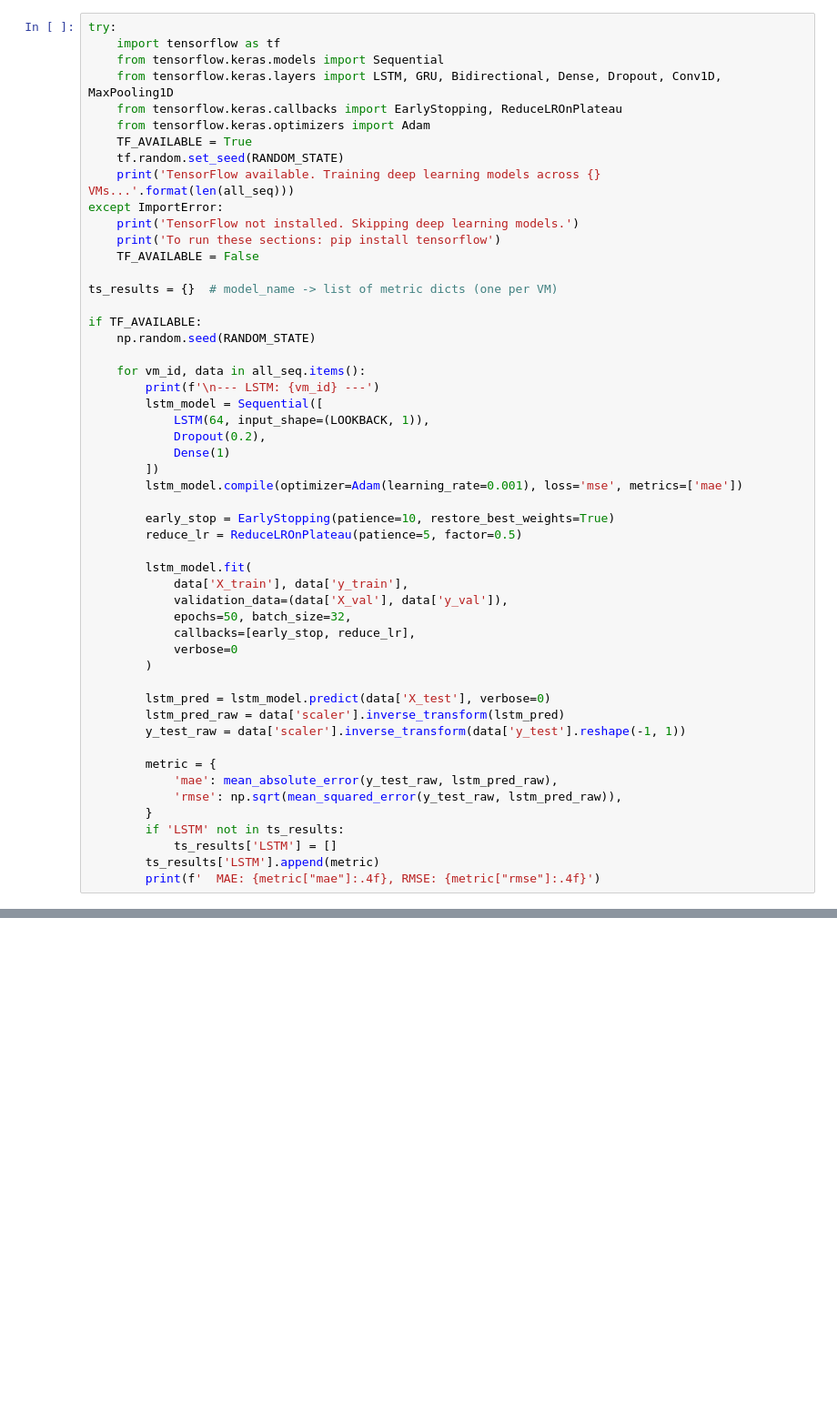
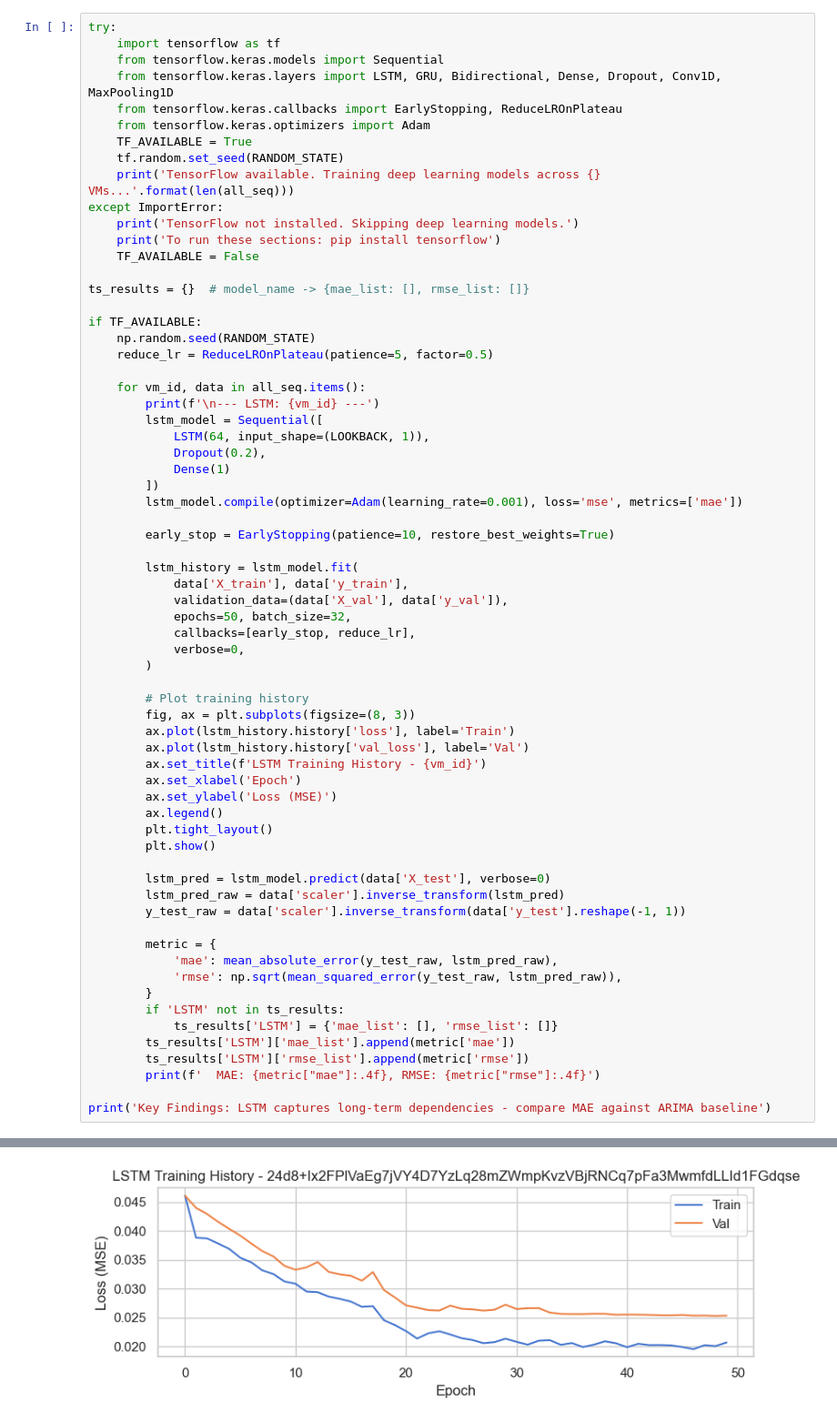
Before and after one commit to FajarLaksono/sembada-cloud, a Jupyter notebook: notebooks/03c_timeseries_forecasting.ipynb, the cells around one changed output, grey strips where cells are left out. Shown at 91% size. Saved outputs shown, nothing was run; the diff lists cells and outputs as text; blank space fills up the shorter version.

```diff
--- a/notebooks/03c_timeseries_forecasting.ipynb
+++ b/notebooks/03c_timeseries_forecasting.ipynb
@@ -200,10 +242,11 @@ except ImportError:
     print('To run these sections: pip install tensorflow')
     TF_AVAILABLE = False
 
-ts_results = {}  # model_name -> list of metric dicts (one per VM)
+ts_results = {}  # model_name -> {mae_list: [], rmse_list: []}
 
 if TF_AVAILABLE:
     np.random.seed(RANDOM_STATE)
+    reduce_lr = ReduceLROnPlateau(patience=5, factor=0.5)
 
     for vm_id, data in all_seq.items():
         print(f'\n--- LSTM: {vm_id} ---')
@@ -215,15 +258,25 @@ if TF_AVAILABLE:
         lstm_model.compile(optimizer=Adam(learning_rate=0.001), loss='mse', metrics=['mae'])
 
         early_stop = EarlyStopping(patience=10, restore_best_weights=True)
-        reduce_lr = ReduceLROnPlateau(patience=5, factor=0.5)
 
-        lstm_model.fit(
+        lstm_history = lstm_model.fit(
             data['X_train'], data['y_train'],
             validation_data=(data['X_val'], data['y_val']),
             epochs=50, batch_size=32,
             callbacks=[early_stop, reduce_lr],
-            verbose=0
+            verbose=0,
         )
+
+        # Plot training history
+        fig, ax = plt.subplots(figsize=(8, 3))
+        ax.plot(lstm_history.history['loss'], label='Train')
+        ax.plot(lstm_history.history['val_loss'], label='Val')
+        ax.set_title(f'LSTM Training History - {vm_id}')
+        ax.set_xlabel('Epoch')
+        ax.set_ylabel('Loss (MSE)')
+        ax.legend()
+        plt.tight_layout()
+        plt.show()
 
         lstm_pred = lstm_model.predict(data['X_test'], verbose=0)
         lstm_pred_raw = data['scaler'].inverse_transform(lstm_pred)
@@ -234,6 +287,10 @@ if TF_AVAILABLE:
             'rmse': np.sqrt(mean_squared_error(y_test_raw, lstm_pred_raw)),
         }
         if 'LSTM' not in ts_results:
-            ts_results['LSTM'] = []
-        ts_results['LSTM'].append(metric)
+            ts_results['LSTM'] = {'mae_list': [], 'rmse_list': []}
+        ts_results['LSTM']['mae_list'].append(metric['mae'])
+        ts_results['LSTM']['rmse_list'].append(metric['rmse'])
         print(f'  MAE: {metric["mae"]:.4f}, RMSE: {metric["rmse"]:.4f}')
+
+print('Key Findings: LSTM captures long-term dependencies - compare MAE against ARIMA baseline')
+# %% [output]
@@ -239,0 +301 @@ if TF_AVAILABLE:
+[figure, added]
```
Also changed, not shown: parts of 29 cells of this notebook, 8 other files.
